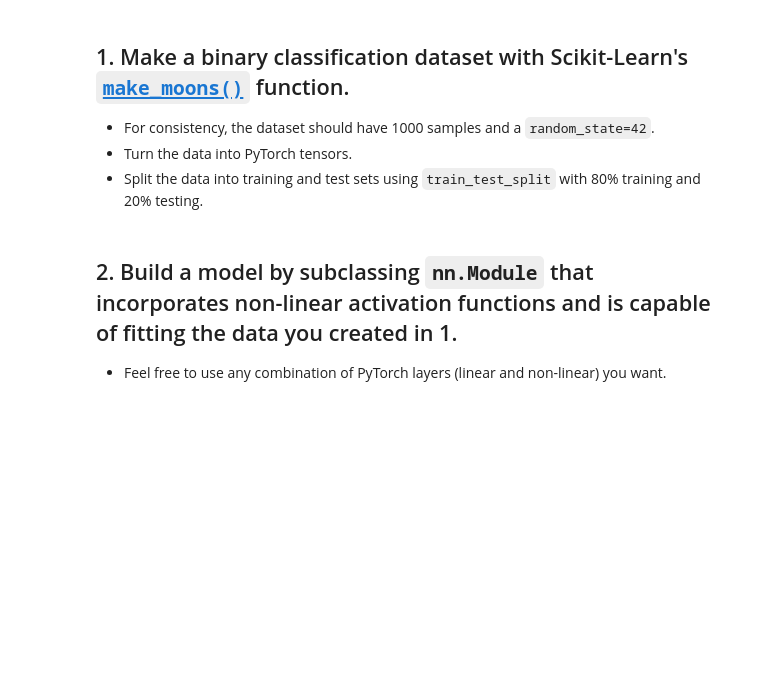
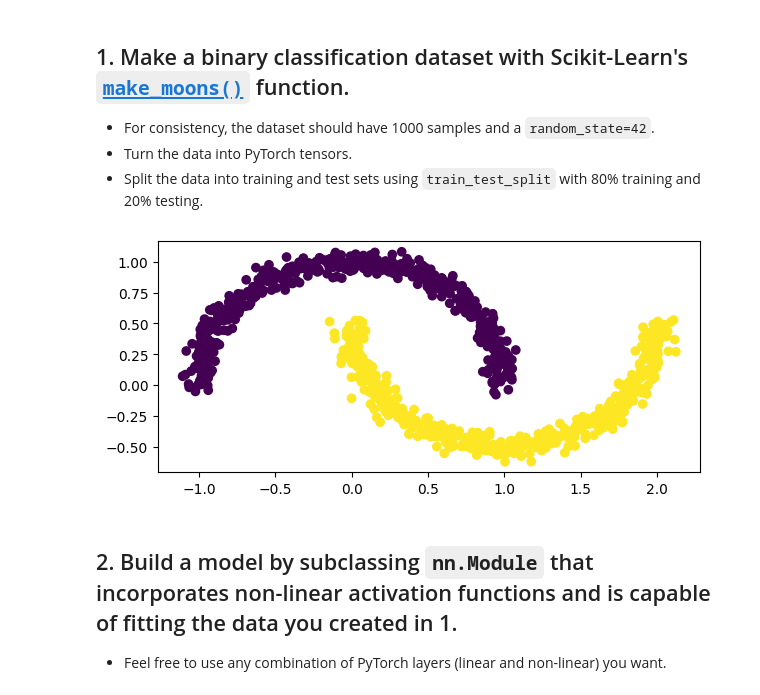
Before and after one commit to nirajan-sah/ML, a Jupyter notebook: extras/exercises/02_pytorch_classification_exercises.ipynb, the cells around one changed output. Cells and saved outputs as stored; diff of their text form; code cells hidden in the pictures; blank space fills up the shorter version.

```diff
--- a/extras/exercises/02_pytorch_classification_exercises.ipynb
+++ b/extras/exercises/02_pytorch_classification_exercises.ipynb
@@ -30,11 +31,24 @@ RANDOM_SEED = 42
 # %%
 # Create a dataset with Scikit-Learn's make_moons()
 from sklearn.datasets import make_moons
+
+X, y = make_moons(n_samples=1000, noise=0.05, random_state=RANDOM_SEED)
 # %%
 # Turn data into a DataFrame
 import pandas as pd
+dx = pd.DataFrame(X)
+dy = pd.DataFrame(y)
 # %%
 # Visualize the data on a scatter plot
 import matplotlib.pyplot as plt
+
+plt.subplots(figsize=(7,3))
+plt.scatter(dx.loc[:, 0],
+            dx.loc[:, 1],
+            c = y,
+            cmap='viridis')
+plt.show()
+# %% [output]
+[figure, added]
 # %%
 # Turn data into tensors of dtype float
```
Also changed, not shown: parts of 19 cells of this notebook.
